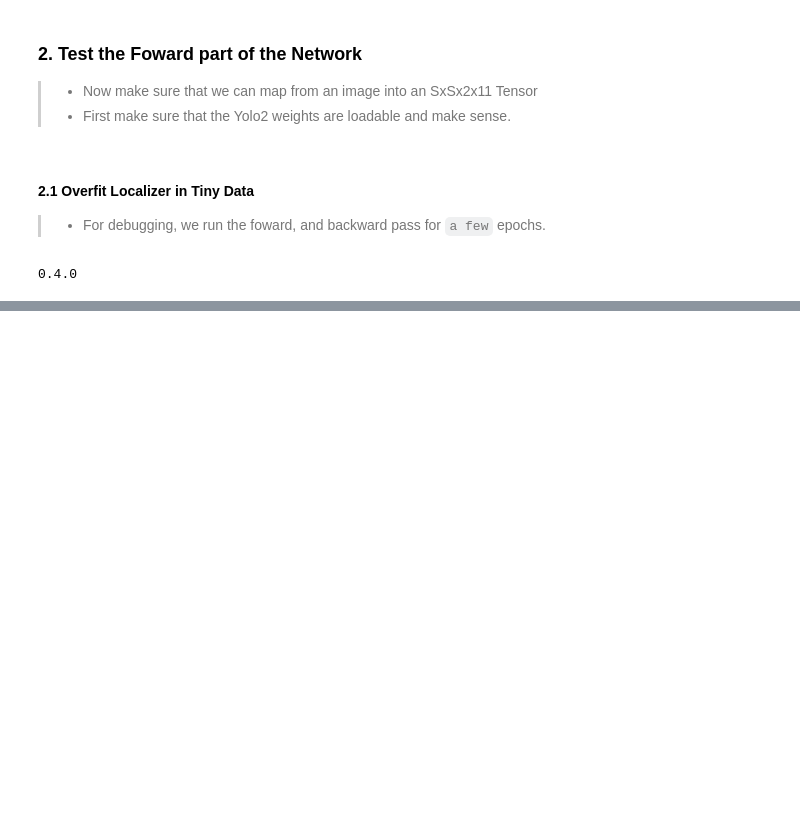
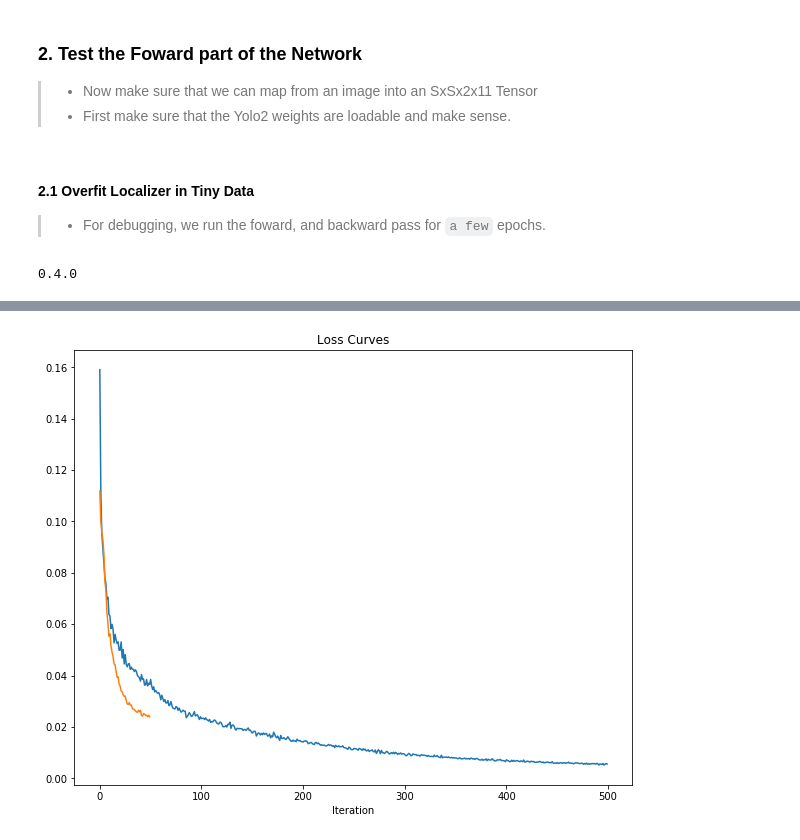
Before and after one commit to jlikhuva/NutritionProject, a Jupyter notebook: Localizer/prototypes.ipynb, the cells around one changed output, grey strips where cells are left out. Drawn from its saved outputs; the diff is of its cells as text; code cells hidden in the pictures; blank space fills up the shorter version.

```diff
--- a/Localizer/prototypes.ipynb
+++ b/Localizer/prototypes.ipynb
@@ -44,11 +47,11 @@ def train_localizer_network():
     YOLO_PATH = '../Data/FullData/yolo.h5'
     debug=torch.cuda.is_available()
     dataset = DataLoader(
-        NutritionDataset(IMAGE_DIR, BOXES, DATA_PATH),
+        NutritionDataset(IMAGE_DIR, BOXES, DATA_PATH, debug=debug),
         batch_size=32, shuffle=True, num_workers=4,
     )
     dev = DataLoader(
-        NutritionDataset(IMAGE_DIR, BOXES, DATA_PATH, split='dev'),
+        NutritionDataset(IMAGE_DIR, BOXES, DATA_PATH, split='dev', debug=debug),
         batch_size=32, shuffle=True, num_workers=4,
     )
     model = LocalizerNet(YOLO_PATH)
@@ -56,7 +59,7 @@ def train_localizer_network():
         filter(lambda p: p.requires_grad, model.parameters()),
         lr=1e-4
     )
-    r = train_localizer(model, optimizer, dataset, dev, epochs=100)
+    r = train_localizer(model, optimizer, dataset, dev, epochs=500)
     return r
 # %%
 train_losses, dev_losses, train_map, dev_map = train_localizer_network()
@@ -91,0 +90,4 @@ def plot(train, dev, title):
+# %%
+plot(train_losses, dev_losses, title='Loss Curves')
+# %% [output]
+[figure, added]
```
Also changed, not shown: parts of 4 cells of this notebook.
